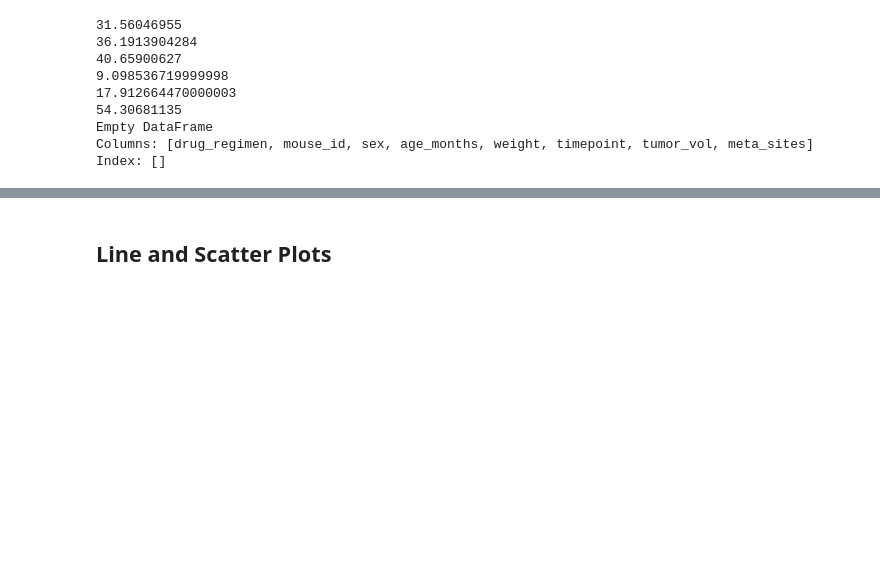
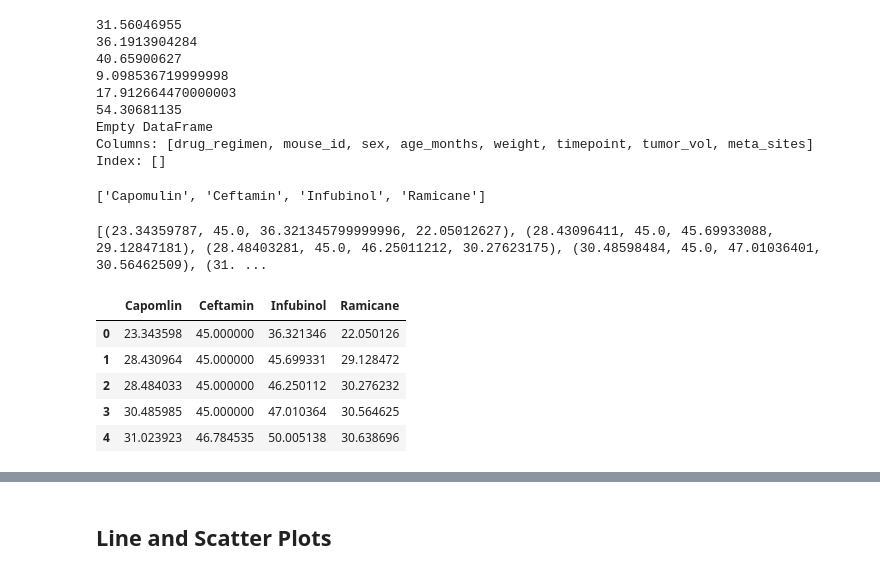
Before and after one commit to swdrich/matplotlib-challenge, a Jupyter notebook: Instructions/Pymaceuticals/pymaceuticals_starter.ipynb, the cells around one changed output, grey strips where cells are left out. Drawn from its saved outputs; the diff is of its cells as text; code cells hidden in the pictures; blank space fills up the shorter version.

```diff
--- a/Instructions/Pymaceuticals/pymaceuticals_starter.ipynb
+++ b/Instructions/Pymaceuticals/pymaceuticals_starter.ipynb
@@ -340,3 +310,9 @@ print(cap_outlier)
 Empty DataFrame
 Columns: [drug_regimen, mouse_id, sex, age_months, weight, timepoint, tumor_vol, meta_sites]
 Index: []
+# %%
+ceftamin_df = pd.DataFrame(drug_regimen.get_group("Ceftamin"))
+#ceftamin_df.head()
+cef_tumor_vol = list(ceftamin_df["tumor_vol"])
+cef_tumor_vol.sort()
+print(cef_tumor_vol)
@@ -367,3 +343,9 @@ print(cef_outlier)
 Empty DataFrame
 Columns: [drug_regimen, mouse_id, sex, age_months, weight, timepoint, tumor_vol, meta_sites]
 Index: []
+# %%
+infubinol_df = pd.DataFrame(drug_regimen.get_group("Infubinol"))
+#infubinol_df.head()
+inf_tumor_vol = list(infubinol_df["tumor_vol"])
+inf_tumor_vol.sort()
+print(inf_tumor_vol)
@@ -434,2 +414,23 @@ Index: []
+# %%
+# Put treatments into a list
+drug_list = list((tumor_volume_df["drug_regimen"]).unique())
+print(drug_list)
+# %% [output]
+['Capomulin', 'Ceftamin', 'Infubinol', 'Ramicane']
+# %%
+tumor_comparison = list(zip(cap_tumor_vol, cef_tumor_vol, inf_tumor_vol, ram_tumor_vol))
+print(tumor_comparison)
+# %% [output]
+[(23.34359787, 45.0, 36.321345799999996, 22.05012627), (28.43096411, 45.0, 45.69933088, 29.12847181), (28.48403281, 45.0, 46.25011212, 30.27623175), (30.48598484, 45.0, 47.01036401, 30.56462509), (31. ...
+# %%
+tumor_data_df = pd.DataFrame(tumor_comparison, columns = ["Capomulin", "Ceftamin", "Infubinol", "Ramicane"])
+tumor_data_df.head()
+# %% [output]
+|  | Capomlin | Ceftamin | Infubinol | Ramicane |
+| 0 | 23.343598 | 45.000000 | 36.321346 | 22.050126 |
+| 1 | 28.430964 | 45.000000 | 45.699331 | 29.128472 |
+| 2 | 28.484033 | 45.000000 | 46.250112 | 30.276232 |
+| 3 | 30.485985 | 45.000000 | 47.010364 | 30.564625 |
+| 4 | 31.023923 | 46.784535 | 50.005138 | 30.638696 |
 # %%
 # Generate a box plot of the final tumor volume of each mouse across four regimens of interest
```
Also changed, not shown: parts of 14 cells of this notebook.
